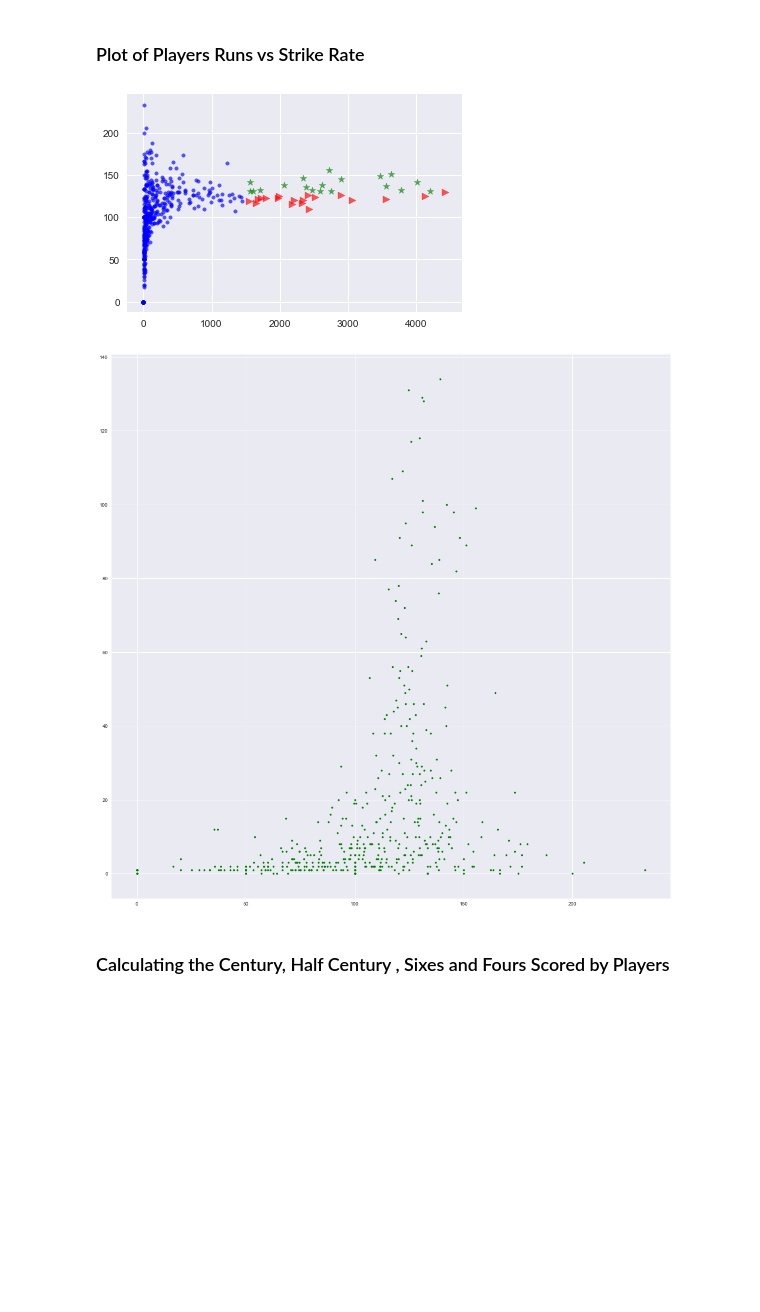
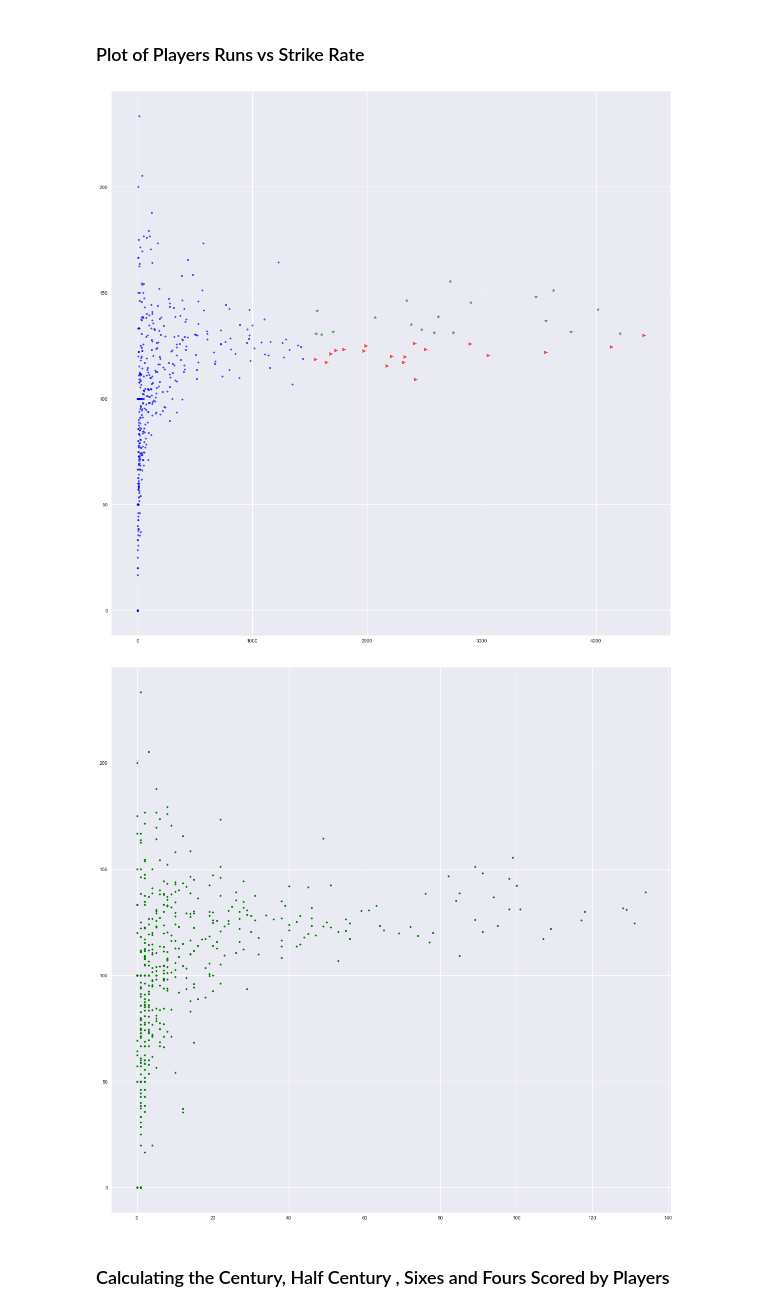
Before and after one commit to AnshulHedau/IPL_Insights, a Jupyter notebook: IPL - Batsman Analysis.ipynb, the cells around one changed output. Drawn from its saved outputs; the diff is of its cells as text; code cells hidden in the pictures; blank space fills up the shorter version.

```diff
--- a/IPL - Batsman Analysis.ipynb
+++ b/IPL - Batsman Analysis.ipynb
@@ -449,20 +427,21 @@ for i in range(len(Players_Runs)-1):
         ClassC_SR.append(Players_SR[i])
 # %%
 x = np.arange(461)
+plt.figure(figsize=(20,20))
 plt.scatter(ClassA_Runs,ClassA_SR,marker='*',c='green',alpha=0.65)
 plt.scatter(ClassB_Runs,ClassB_SR,marker='>',c='red',alpha=0.65)
 plt.scatter(ClassC_Runs,ClassC_SR,marker='.',c='blue',alpha=0.65)
 
 plt.show()
 # %% [output]
-[figure, old version]
+[figure, new version]
 # %%
 x = np.arange(461)
 plt.figure(figsize=(20,20))
-plt.scatter(Players_SR,Player_ball_faced,marker='.',c='green')
+plt.scatter(Player_ball_faced,Players_SR,marker='.',c='green')
 plt.show()
 # %% [output]
-[figure, old version]
+[figure, new version]
 # %% [markdown]
 ### Calculating the Century, Half Century , Sixes and Fours Scored by Players
 # %%
```
Also changed, not shown: parts of 85 cells of this notebook.
